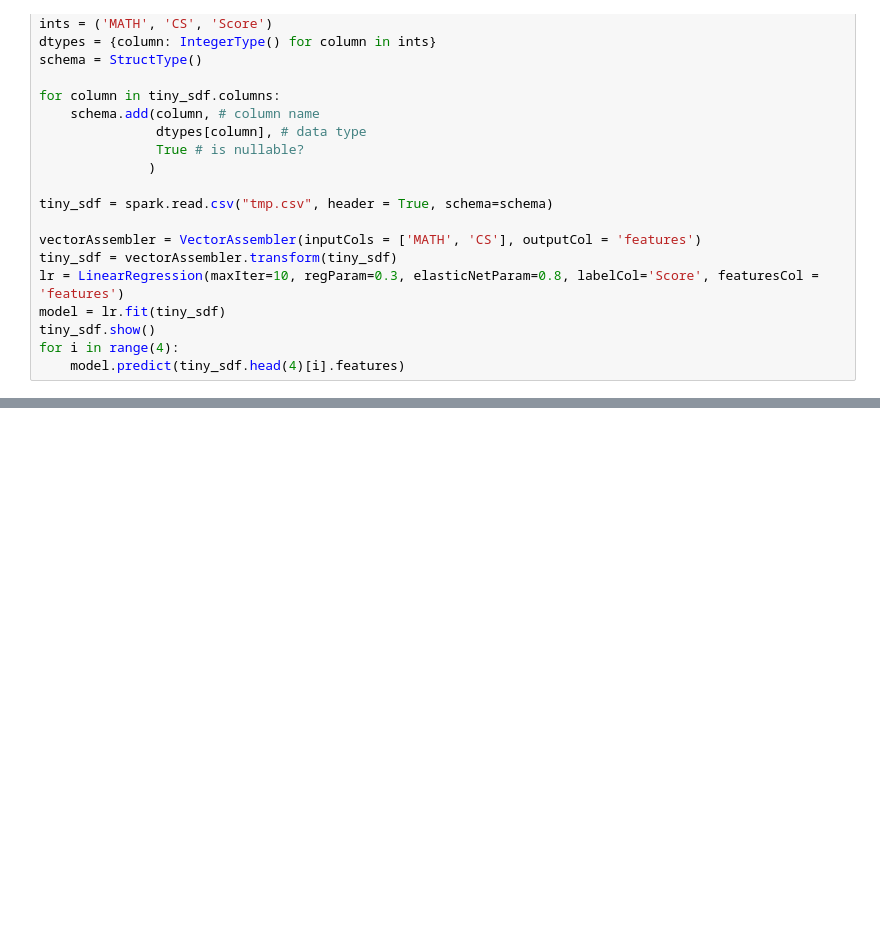
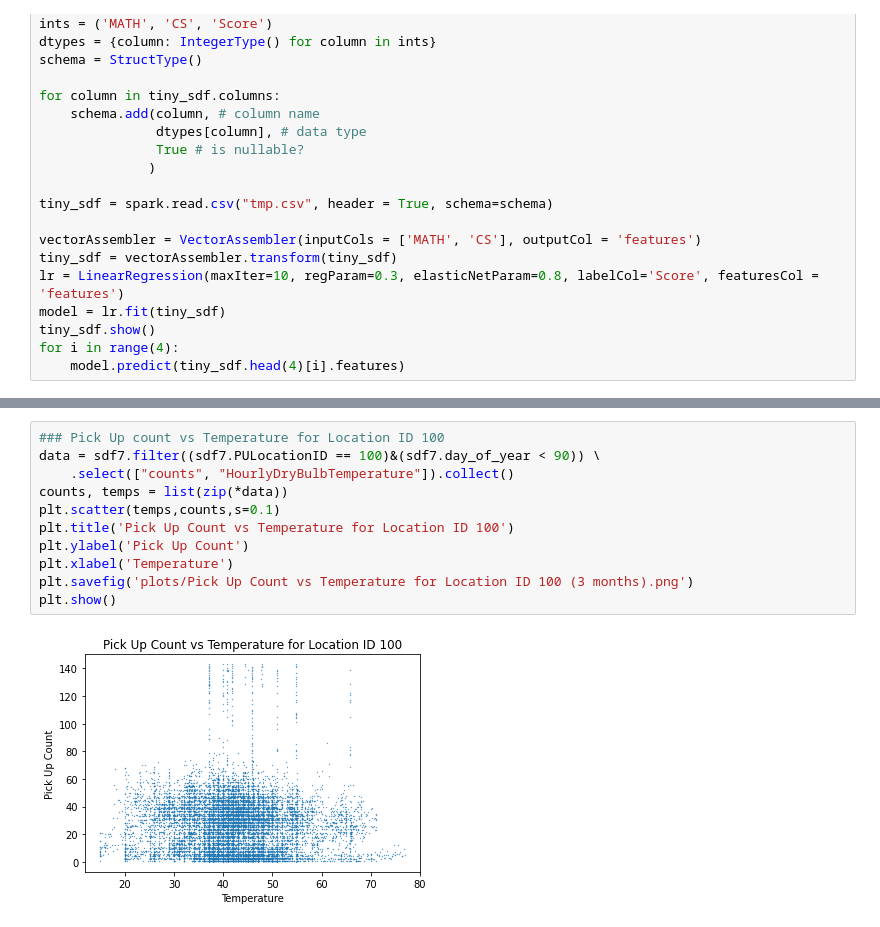
Before and after one commit to ra314/ADS_P1, a Jupyter notebook: main.ipynb, the cells around one changed output, grey strips where cells are left out. Cells and saved outputs as stored; diff of their text form; blank space fills up the shorter version.

```diff
--- a/main.ipynb
+++ b/main.ipynb
@@ -269,0 +642,13 @@ R Squared (R2) on test data = 0.483943
+# %%
+### Pick Up count vs Temperature for Location ID 100
+data = sdf7.filter((sdf7.PULocationID == 100)&(sdf7.day_of_year < 90)) \
+    .select(["counts", "HourlyDryBulbTemperature"]).collect()
+counts, temps = list(zip(*data))
+plt.scatter(temps,counts,s=0.1)
+plt.title('Pick Up Count vs Temperature for Location ID 100')
+plt.ylabel('Pick Up Count')
+plt.xlabel('Temperature')
+plt.savefig('plots/Pick Up Count vs Temperature for Location ID 100 (3 months).png')
+plt.show()
+# %% [output]
+[figure, added]
```
Also changed, not shown: parts of 20 cells of this notebook, 16 other files.
